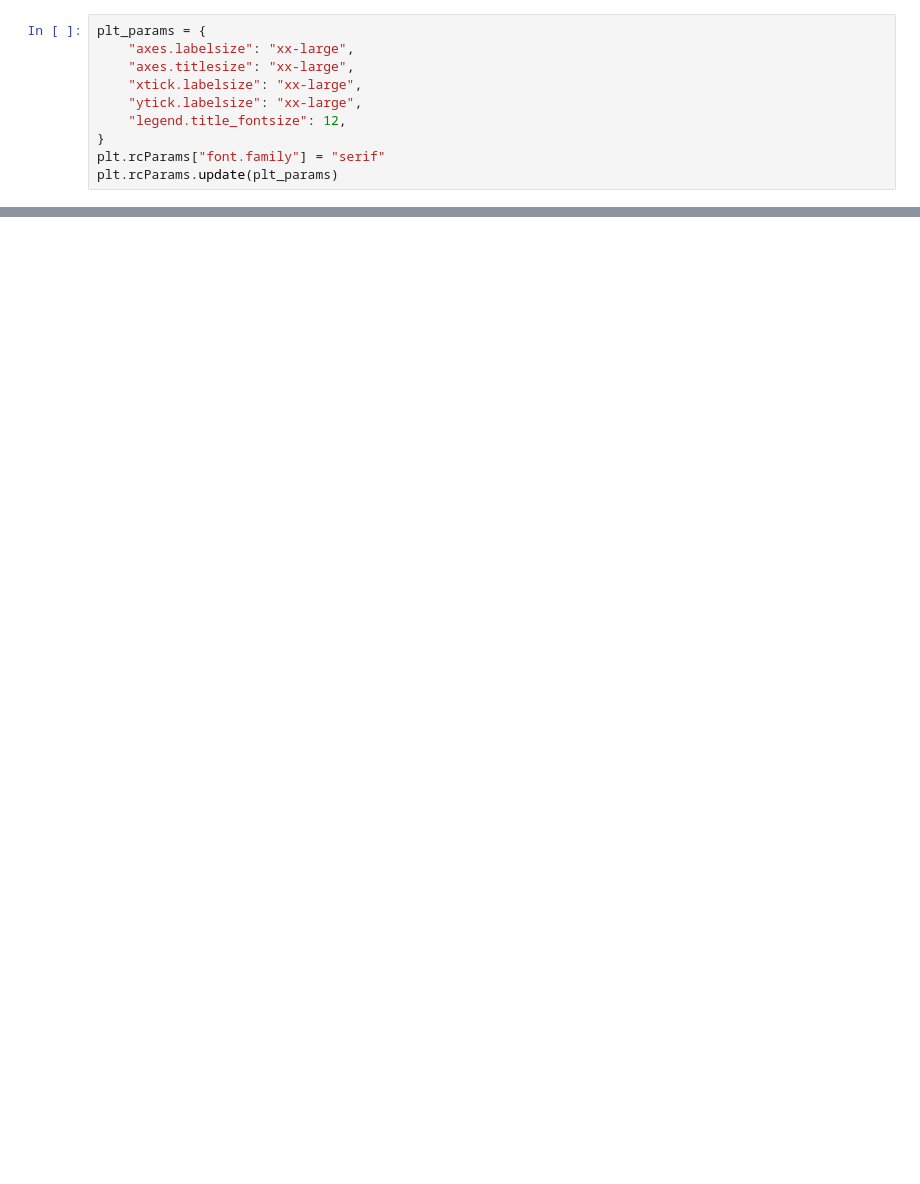
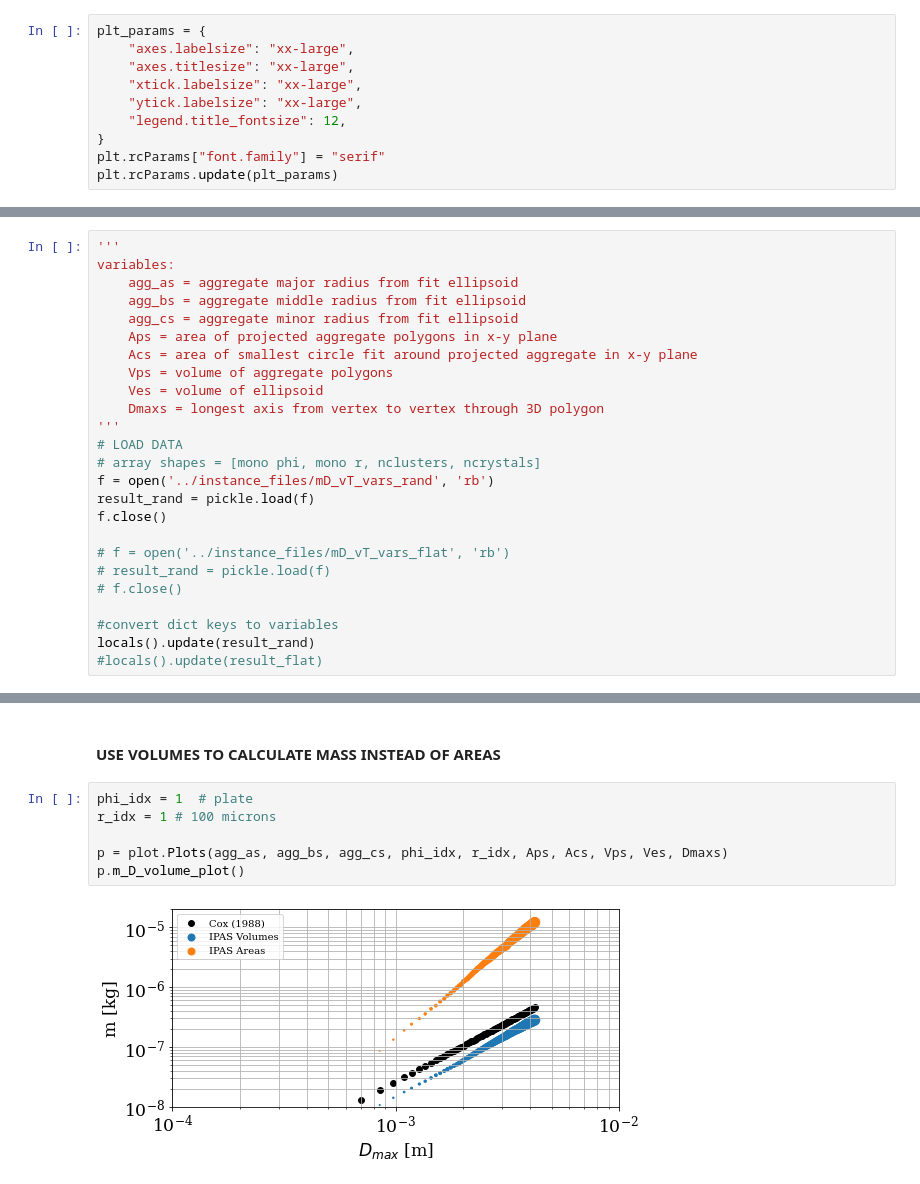
Before and after one commit to vprzybylo/IPAS, a Jupyter notebook: ipas/visualizations/m_D_relationships.ipynb, the cells around one changed output, grey strips where cells are left out. Drawn from its saved outputs; the diff is of its cells as text; blank space fills up the shorter version.

```diff
--- a/ipas/visualizations/m_D_relationships.ipynb
+++ b/ipas/visualizations/m_D_relationships.ipynb
@@ -24 +21,26 @@ locals().update(result)
+# %%
+'''
+variables:
+    agg_as = aggregate major radius from fit ellipsoid
+    agg_bs = aggregate middle radius from fit ellipsoid
+    agg_cs = aggregate minor radius from fit ellipsoid
+    Aps = area of projected aggregate polygons in x-y plane
+    Acs = area of smallest circle fit around projected aggregate in x-y plane
+    Vps = volume of aggregate polygons
+    Ves = volume of ellipsoid
+    Dmaxs = longest axis from vertex to vertex through 3D polygon
+'''
+# LOAD DATA
+# array shapes = [mono phi, mono r, nclusters, ncrystals]
+f = open('../instance_files/mD_vT_vars_rand', 'rb')
+result_rand = pickle.load(f)
+f.close()
+
+# f = open('../instance_files/mD_vT_vars_flat', 'rb')
+# result_rand = pickle.load(f)
+# f.close()
+
+#convert dict keys to variables
+locals().update(result_rand)
+#locals().update(result_flat)
 # %%
@@ -57,0 +151,10 @@ D[0,0,:], m[0,0,:]
+# %% [markdown]
+#### USE VOLUMES TO CALCULATE MASS INSTEAD OF AREAS
+# %%
+phi_idx = 1  # plate
+r_idx = 1 # 100 microns
+
+p = plot.Plots(agg_as, agg_bs, agg_cs, phi_idx, r_idx, Aps, Acs, Vps, Ves, Dmaxs)
+p.m_D_volume_plot()
+# %% [output]
+[figure, added]
```
Also changed, not shown: parts of 11 cells of this notebook, 4 other files.
